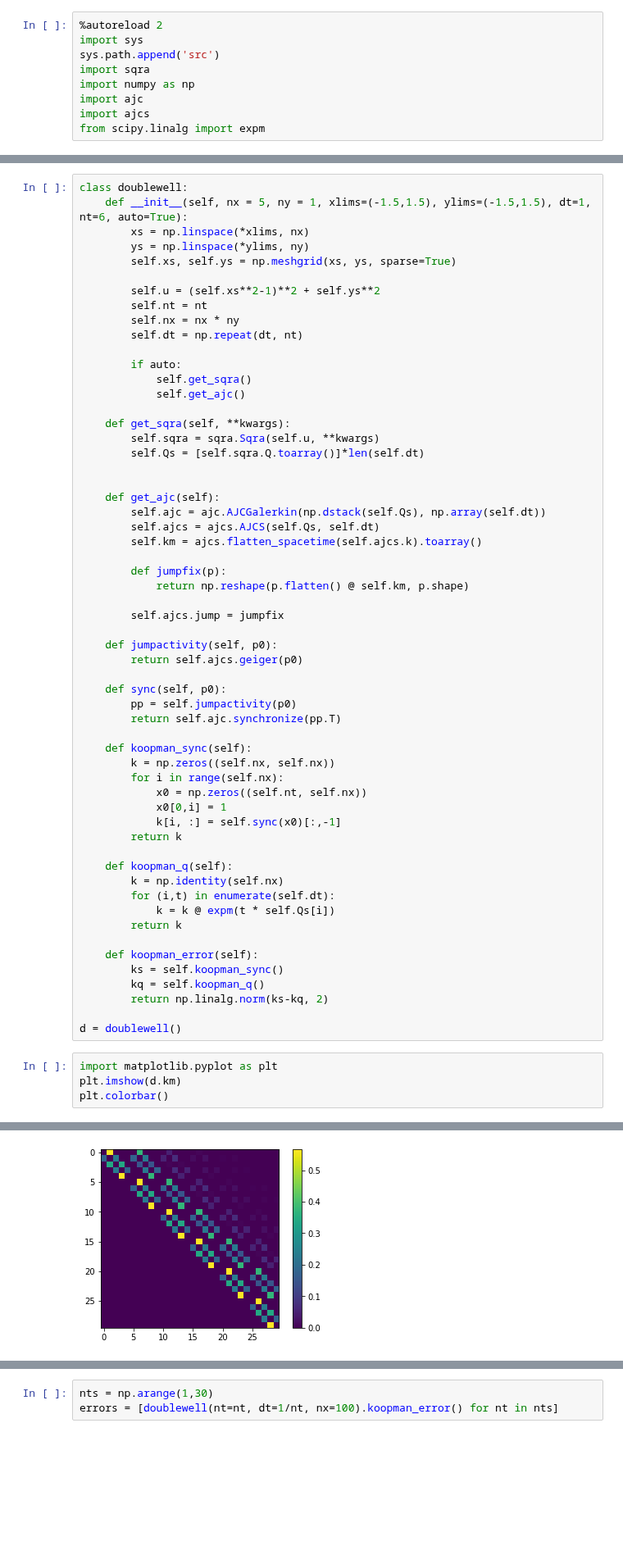
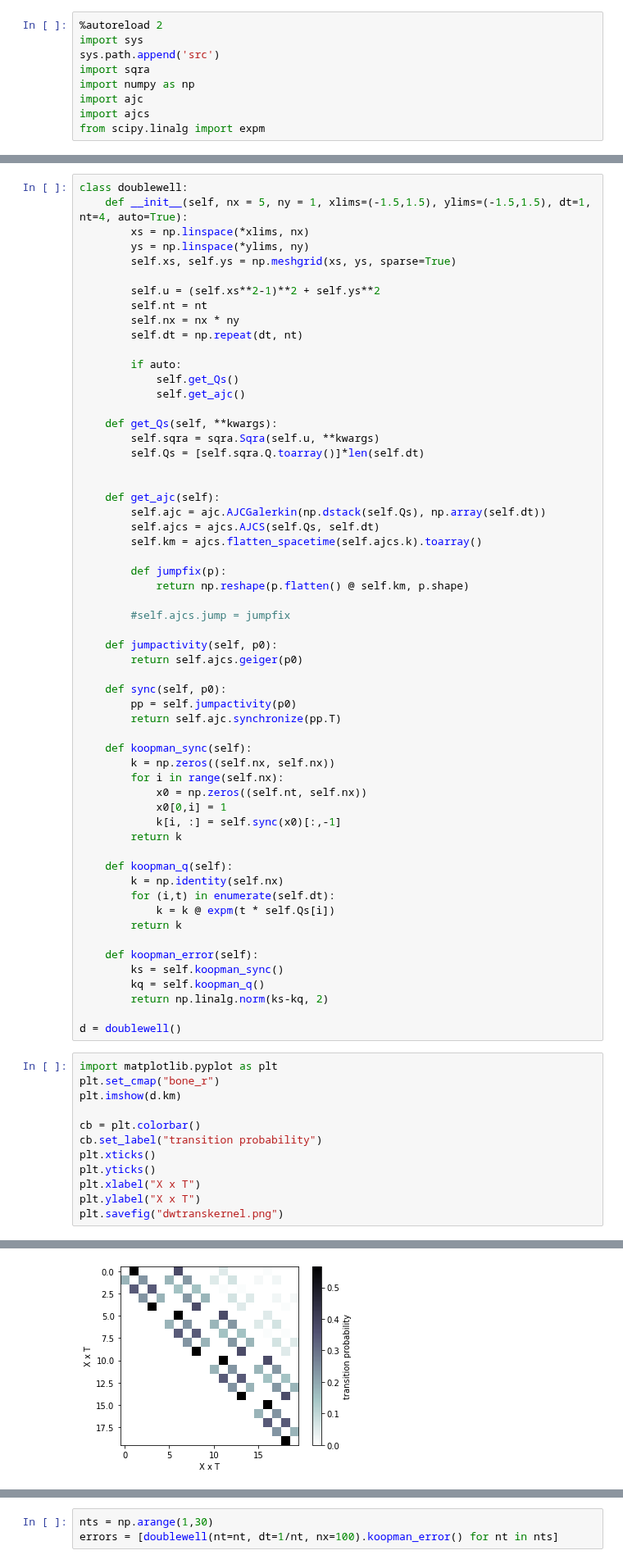
Before and after one commit to axsk/augmented-jump-chain, a Jupyter notebook: papermsnd.ipynb, the cells around one changed output, grey strips where cells are left out. Shown at 82% size. Saved outputs shown, nothing was run; the diff lists cells and outputs as text; blank space fills up the shorter version.

Commit message:
working plots, now refactoring

```diff
--- a/papermsnd.ipynb
+++ b/papermsnd.ipynb
@@ -10,6 +130,6 @@ from scipy.linalg import expm
 # %%
 class doublewell:
-    def __init__(self, nx = 5, ny = 1, xlims=(-1.5,1.5), ylims=(-1.5,1.5), dt=1, nt=6, auto=True):
+    def __init__(self, nx = 5, ny = 1, xlims=(-1.5,1.5), ylims=(-1.5,1.5), dt=1, nt=4, auto=True):
         xs = np.linspace(*xlims, nx)
         ys = np.linspace(*ylims, ny)
         self.xs, self.ys = np.meshgrid(xs, ys, sparse=True)
@@ -20,10 +140,10 @@ class doublewell:
         self.dt = np.repeat(dt, nt)
 
         if auto:
-            self.get_sqra()
+            self.get_Qs()
             self.get_ajc()
 
-    def get_sqra(self, **kwargs):
+    def get_Qs(self, **kwargs):
         self.sqra = sqra.Sqra(self.u, **kwargs)
         self.Qs = [self.sqra.Q.toarray()]*len(self.dt)
 
@@ -36,7 +156,7 @@ class doublewell:
         def jumpfix(p):
             return np.reshape(p.flatten() @ self.km, p.shape)
 
-        self.ajcs.jump = jumpfix
+        #self.ajcs.jump = jumpfix
 
     def jumpactivity(self, p0):
         return self.ajcs.geiger(p0)
@@ -67,6 +187,14 @@ class doublewell:
 d = doublewell()
 # %%
 import matplotlib.pyplot as plt
+plt.set_cmap("bone_r")
 plt.imshow(d.km)
-plt.colorbar()
+
+cb = plt.colorbar()
+cb.set_label("transition probability")
+plt.xticks()
+plt.yticks()
+plt.xlabel("X x T")
+plt.ylabel("X x T")
+plt.savefig("dwtranskernel.png")
 # %% [output]
@@ -74 +201 @@ plt.colorbar()
-[figure, old version]
+[figure, new version]
```
Also changed, not shown: parts of 19 cells of this notebook, 1 other file.
